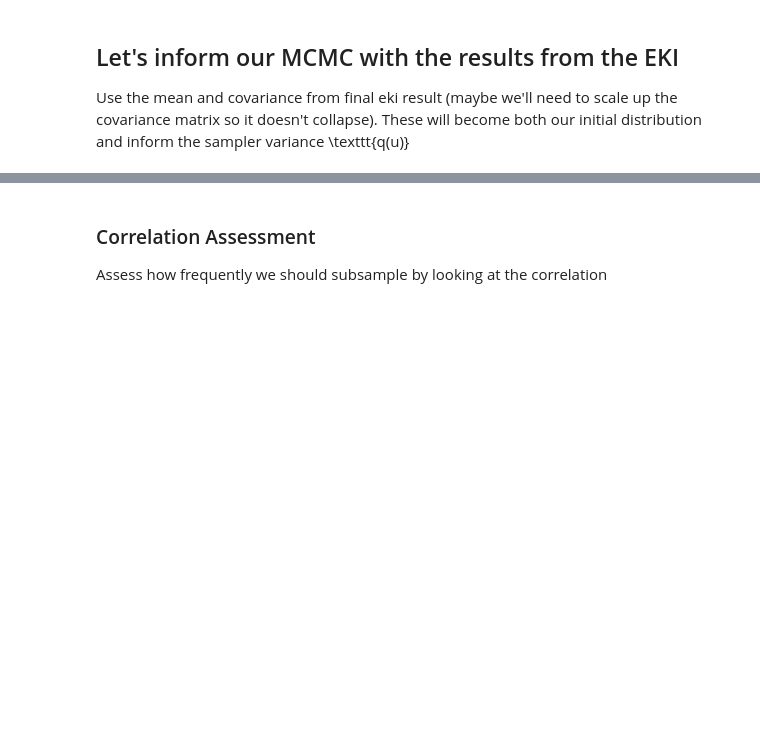
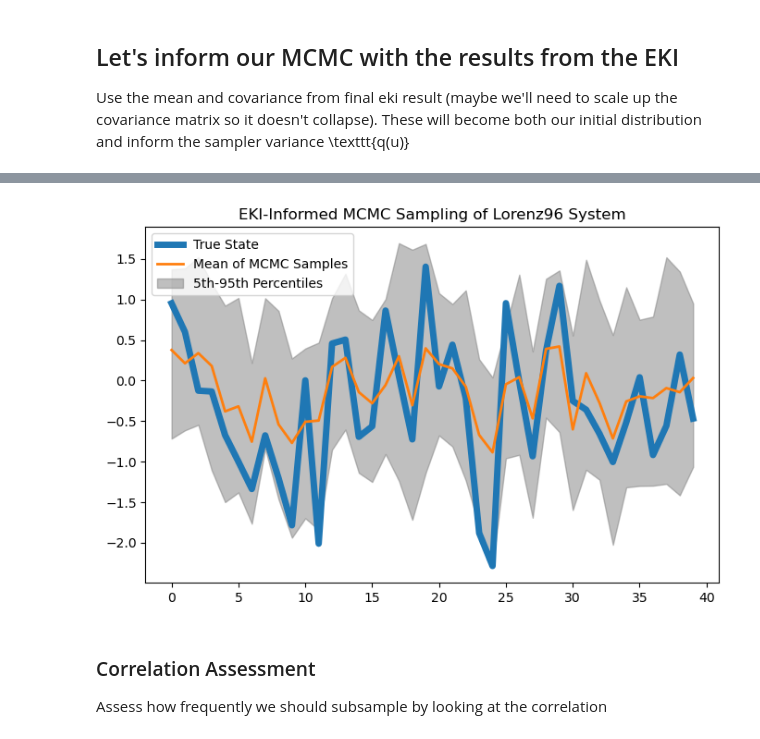
Before and after one commit to Julians42/ACM270, a Jupyter notebook: lorenz96/eki_lorenz96.ipynb, the cells around one changed output, grey strips where cells are left out. Drawn from its saved outputs; the diff is of its cells as text; code cells hidden in the pictures; blank space fills up the shorter version.

```diff
--- a/lorenz96/eki_lorenz96.ipynb
+++ b/lorenz96/eki_lorenz96.ipynb
@@ -360,3 +356,20 @@ Text(0.5, 1.0, 'EKI Informed MCMC Sampling of Lorenz96 System (cov-upweighting b
+# %%
+# plot confidence range
+mean_samples = np.mean(samples, axis=0)
+
+percentile_5 = np.percentile(samples, 5, axis=0)
+percentile_95 = np.percentile(samples, 95, axis=0)
+
+# Plot the true state, mean, and the shaded percentiles
+plt.figure(figsize=(8, 5))
+plt.plot(x0, linewidth=5, label="True State")
+plt.plot(mean_samples, linewidth=2, label="Mean of MCMC Samples")
+plt.fill_between(range(len(mean_samples)), percentile_5, percentile_95, color='gray', alpha=0.5, label="5th-95th Percentiles")
+plt.legend()
+plt.title("EKI-Informed MCMC Sampling of Lorenz96 System")
+plt.show()
+# %% [output]
+[figure, added]
 # %% [markdown]
 ### Correlation Assessment
 Assess how frequently we should subsample by looking at the correlation
```
Also changed, not shown: parts of 48 cells of this notebook.
